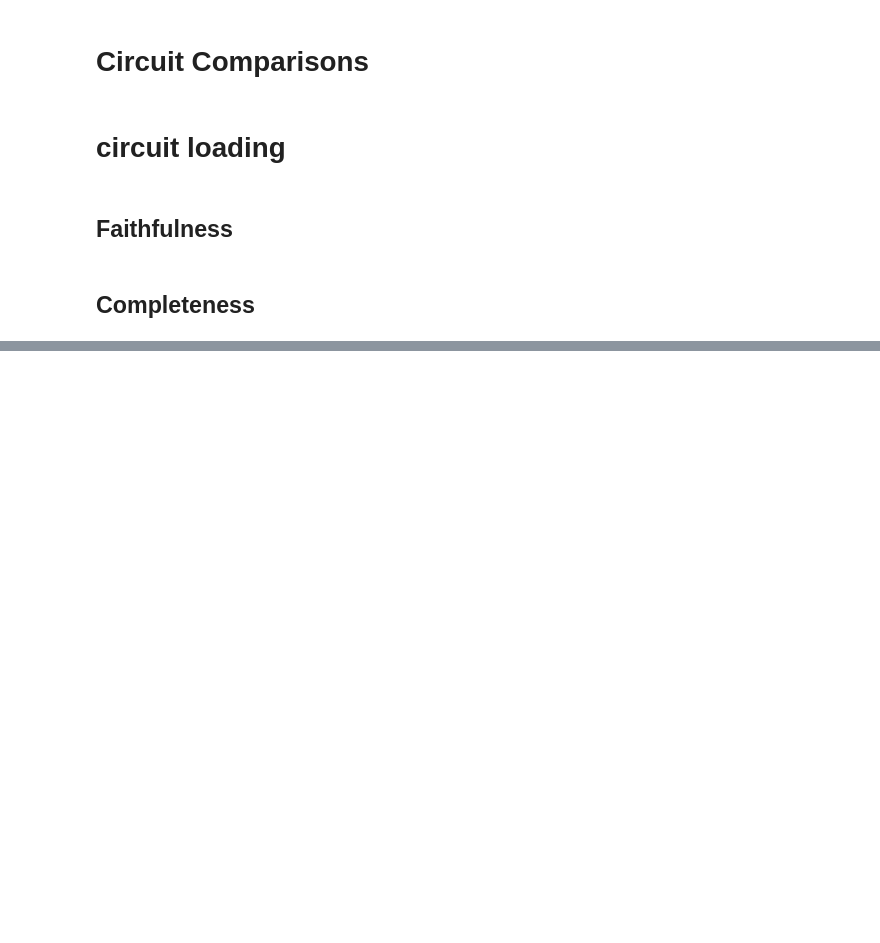
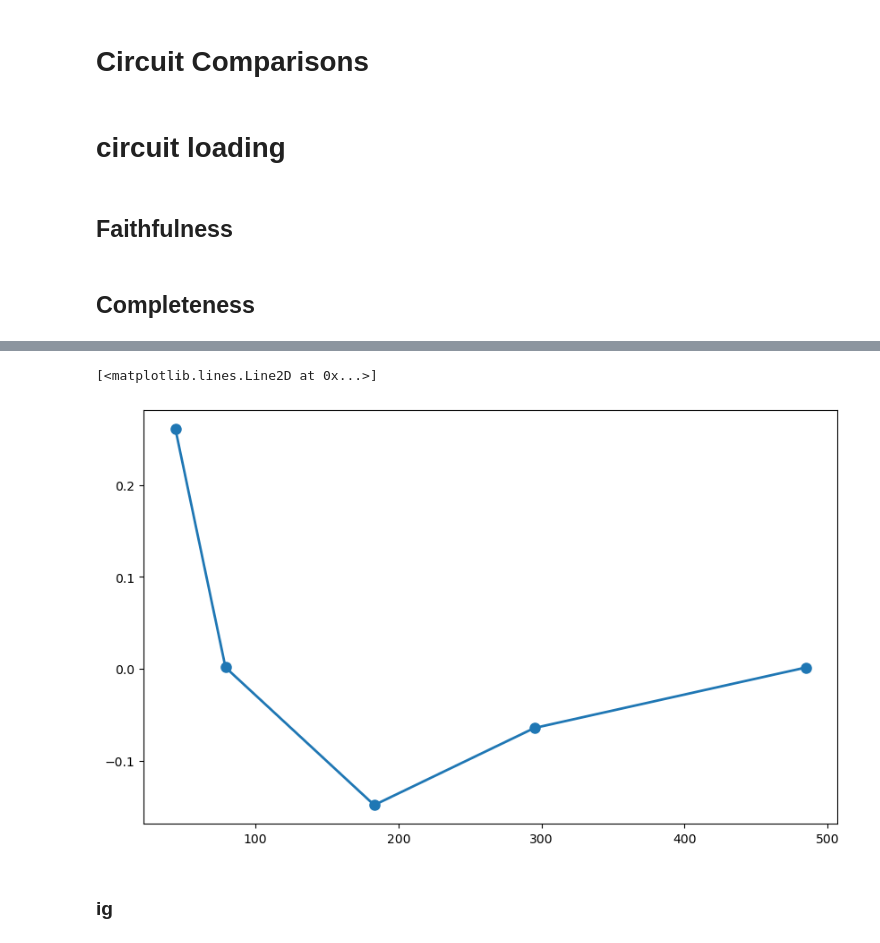
Before and after one commit to NainaniJatinZ/ScalableSAECircuits, a Jupyter notebook: ScalableSAECircuits_Colab.ipynb, the cells around one changed output, grey strips where cells are left out. Saved outputs shown, nothing was run; the diff lists cells and outputs as text; code cells hidden in the pictures; blank space fills up the shorter version.

```diff
--- a/ScalableSAECircuits_Colab.ipynb
+++ b/ScalableSAECircuits_Colab.ipynb
@@ -1007,7 +1071,7 @@ nnodes = []
 faithfulness = []
 for i in thresholds:
     sparsity_multiplier = i
-    bdir = f"masks/codereason/key/len5_digit1/logit_diff_{str(sparsity_multiplier)}_run/{str(sparsity_multiplier)}_run.json"
+    bdir = f"masks/{dropdown}}/logit_diff_{str(sparsity_multiplier)}_run/{str(sparsity_multiplier)}_run.json"
     # load the dict
     with open(bdir, 'r') as file:
         mask_dict = json.load(file)
@@ -1113,0 +1212,20 @@ def apply_subset_removal(mask, indices_to_remove):
+# %%
+thresholds = []
+mask_paths = []
+modify_fn=lambda x: x**2
+start_threshold = 0.01
+end_threshold = 0.2
+n_runs = 5
+delta = (end_threshold - start_threshold) / n_runs
+def linear_map(x):
+        mod_start = modify_fn(start_threshold)
+        mod_end = modify_fn(end_threshold)
+        return (x - mod_start) / (mod_end - mod_start) * (end_threshold - start_threshold) + start_threshold
+
+mf = lambda x: linear_map(modify_fn(x))
+for i in range(n_runs):
+    sparsity_multiplier = mf(start_threshold + i*delta)
+    bdir = f"masks/{dropdown}/logit_diff_{str(sparsity_multiplier)}_run/"
+    mask_paths.append(bdir)
+
+mask_paths
@@ -1113,0 +1256,28 @@ def apply_subset_removal(mask, indices_to_remove):
+# %%
+batch_idx = -1
+nnodes = []
+completeness = []
+for mask_path in mask_paths:
+    mask_dict = {}
+    indices_rem_list_full = []
+    total_density = 0
+    for ind, sae in enumerate(saes):
+        bimask_path = f"{mask_path}/sae_mask_{ind}.pt"
+        state_dict = torch.load(bimask_path)
+        sae.mask.load_state_dict(state_dict)
+        mask_dict[sae.cfg.hook_name] = torch.where(sae.mask.mask > 0)[1].tolist()
+        total_density += (sae.mask.mask > 0).sum().item()
+        indices_rem_list_full.append(torch.tensor(mask_dict[f"blocks.{layers[ind]}.hook_resid_post"]))
+        sae.mask = SparseMask(sae.cfg.d_sae, 1.0, seq_len=example_length, distinct_l1=1.0).to(device)
+        sae.mask.mask.data = apply_subset_removal(sae.mask.mask.data, indices_rem_list_full[ind]).to(device)
+    logit_diff = eval_logit_diff(clean_tokens[-batch_idx], clean_label_tokens[-batch_idx], corr_label_tokens[-batch_idx]).item()
+    nnodes.append(total_density)
+    completeness.append(logit_diff)
+# %%
+plt.figure(figsize=(10, 6))
+plt.plot(nnodes, completeness, marker='o', linestyle='-', linewidth=2, markersize=8)
+# %% [output]
+[<matplotlib.lines.Line2D at 0x...>]
+[figure, added]
+# %% [markdown]
+### ig
```
Also changed, not shown: parts of 33 cells of this notebook, 8 other files.
